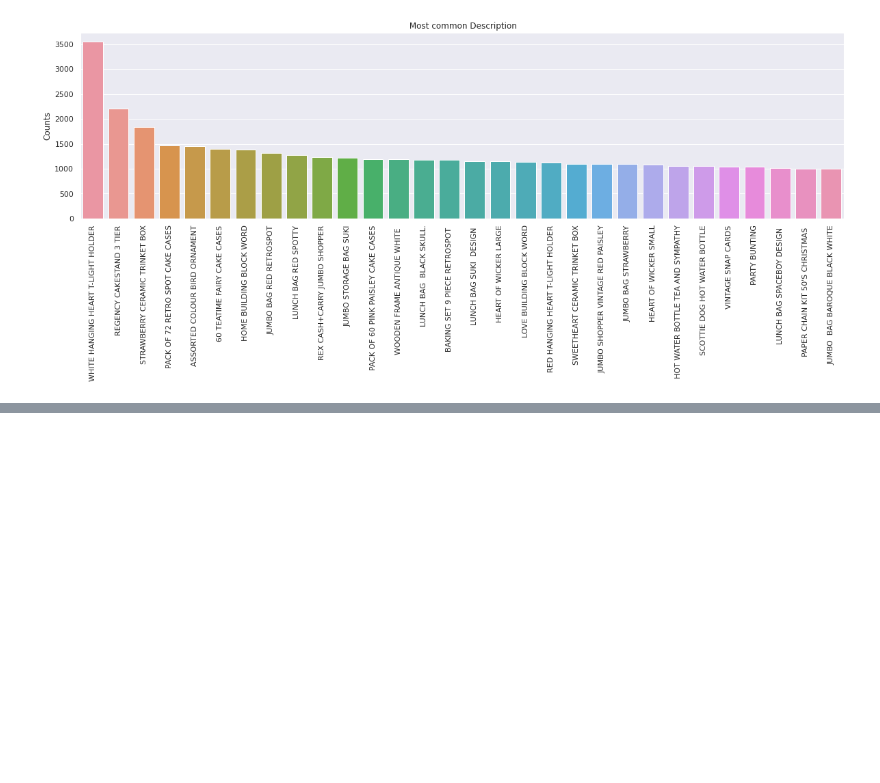
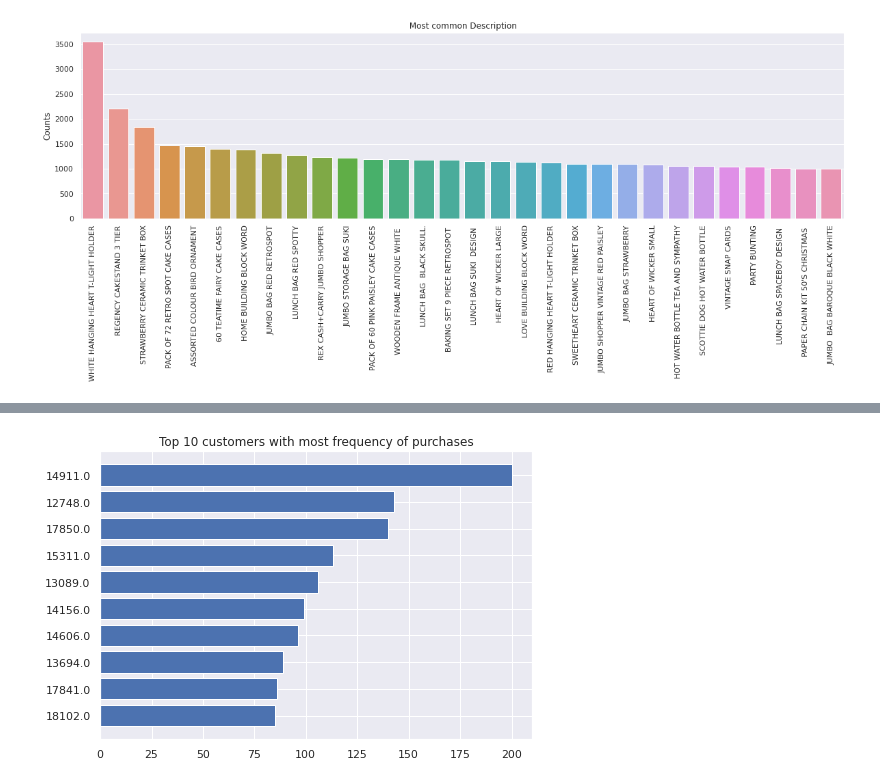
Before and after one commit to alokg1019/DataMining_Team1, a Jupyter notebook: EDA_Retail .ipynb, the cells around one changed output, grey strips where cells are left out. Saved outputs shown, nothing was run; the diff lists cells and outputs as text; code cells hidden in the pictures; blank space fills up the shorter version.

```diff
--- a/EDA_Retail .ipynb
+++ b/EDA_Retail .ipynb
@@ -297,0 +375,4 @@ plt.xticks(rotation=90);
+# %%
+one_year_freq = one_year.groupby(['Customer ID'])['Invoice'].nunique('Freq').to_frame().reset_index()
+# %%
+one_year_freq.columns = ['Customer ID', 'Freq']
@@ -297,0 +388,14 @@ plt.xticks(rotation=90);
+# %%
+x2 = one_year_freq.sort_values('Freq' , ascending=False)['Customer ID'].head(10)
+y2 = one_year_freq.sort_values('Freq' , ascending=False).Freq.head(10)
+# %%
+x2 = x2.astype(str)
+# %%
+fig = plt.figure()
+ax = fig.add_axes([0,0,1,1])
+ax.barh(x2,y2)
+ax.invert_yaxis()
+ax.set_title('Top 10 customers with most frequency of purchases')
+plt.show()
+# %% [output]
+[figure, added]
```
Also changed, not shown: parts of 21 cells of this notebook.
